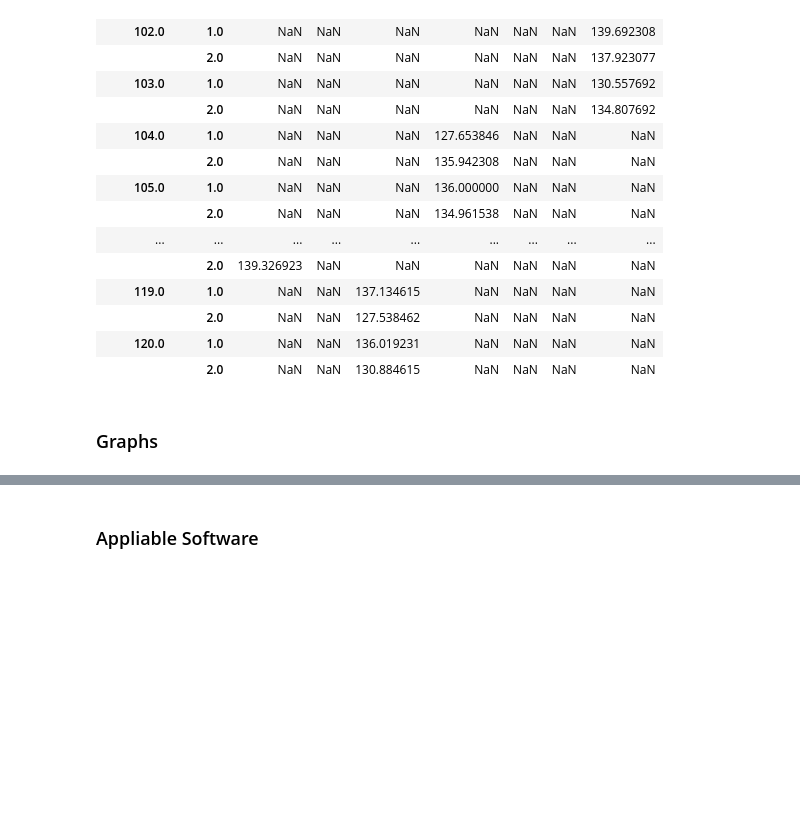
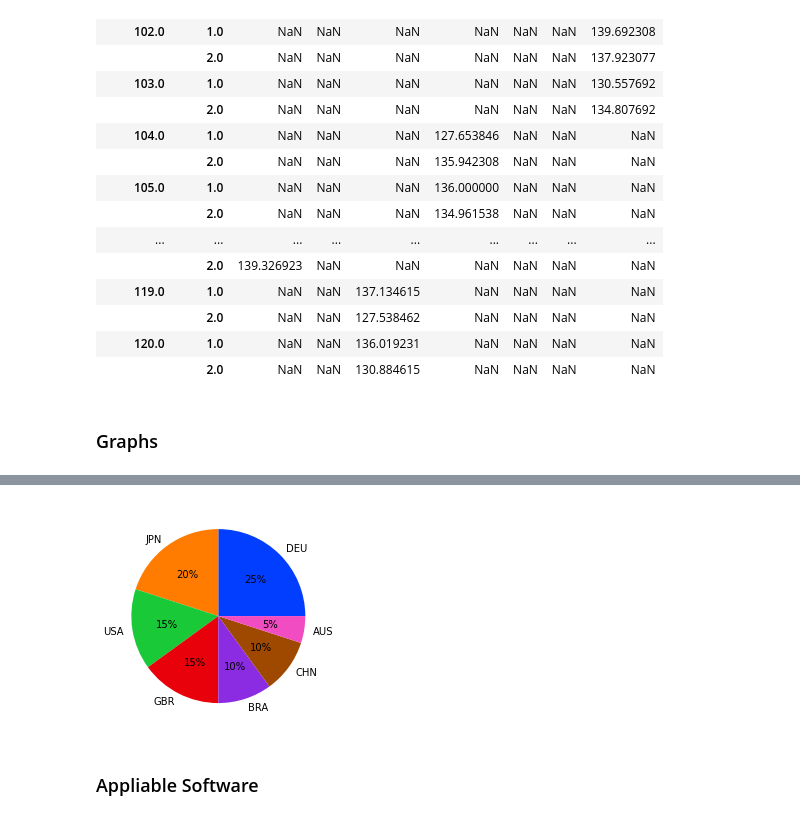
Before and after one commit to Yoyoyamato/pandas, a Jupyter notebook: Excel_to_Python/excel.ipynb, the cells around one changed output, grey strips where cells are left out. Drawn from its saved outputs; the diff is of its cells as text; code cells hidden in the pictures; blank space fills up the shorter version.

```diff
--- a/Excel_to_Python/excel.ipynb
+++ b/Excel_to_Python/excel.ipynb
@@ -244,0 +294,10 @@ df.groupby(['store_num', 'year','country']).p1_sales.mean().unstack()
+# %%
+## pie chart
+# propotion of stores by country
+data = df['country'].value_counts().values
+labels = df['country'].value_counts().index
+colors = sns.color_palette('bright')[0:7]
+plt.pie(data, labels = labels, colors = colors, autopct='%.0f%%')
+plt.show()
+# %% [output]
+[figure, added]
```
Also changed, not shown: parts of 10 cells of this notebook, 1 other file.
